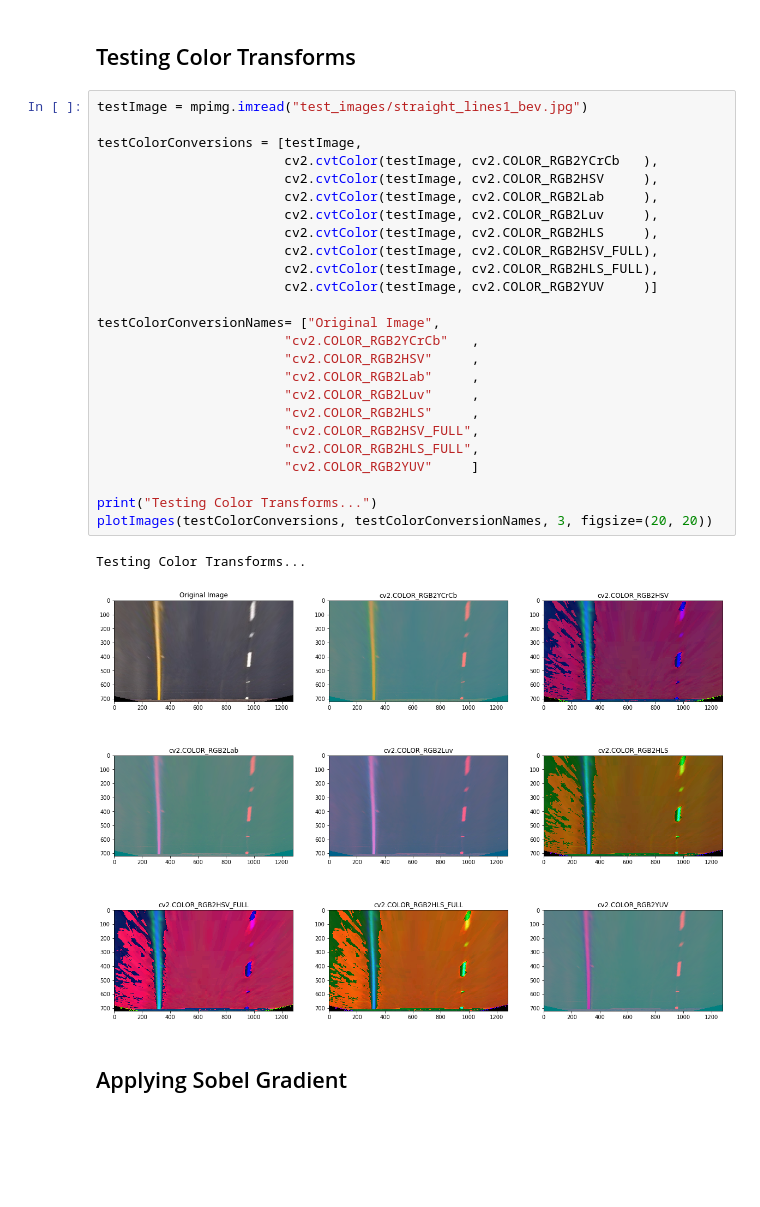
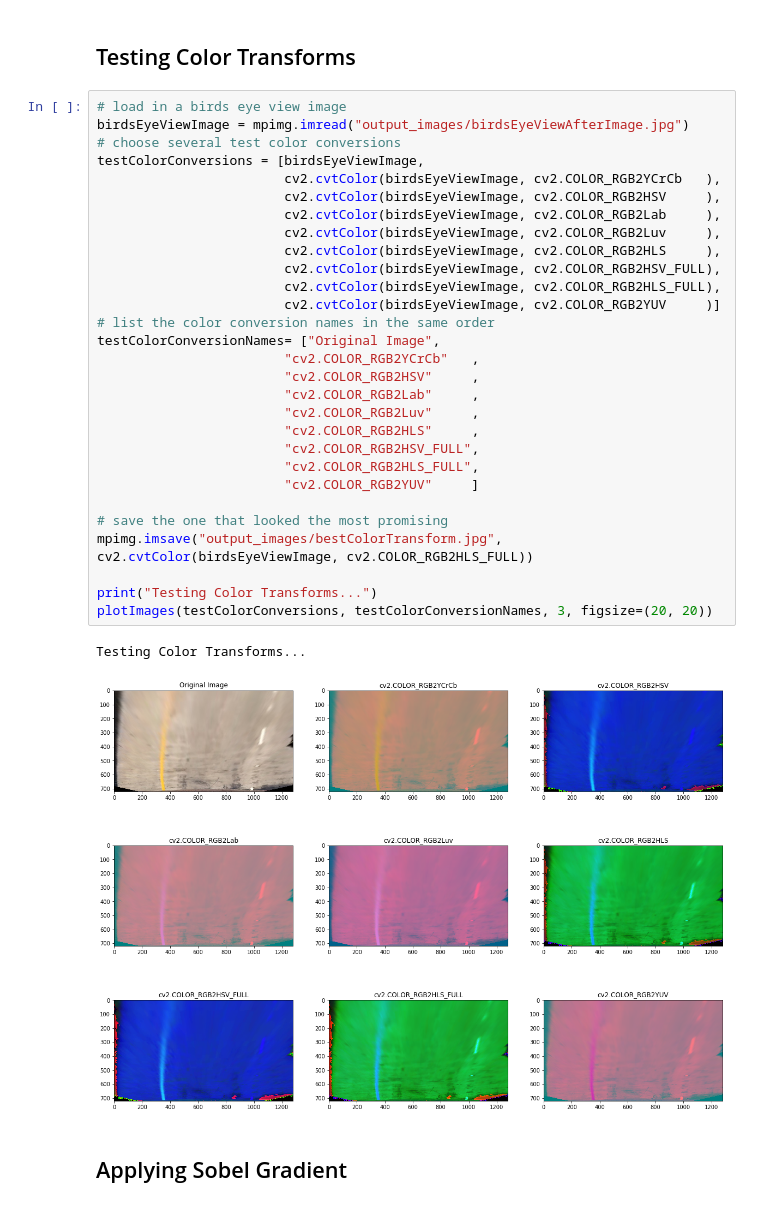
Before and after one commit to KaneRodriguez/CarND-Advanced-Lane-Lines, a Jupyter notebook: AccentuateLaneLines.ipynb, the cells around one changed output. Saved outputs shown, nothing was run; the diff lists cells and outputs as text; blank space fills up the shorter version.

```diff
--- a/AccentuateLaneLines.ipynb
+++ b/AccentuateLaneLines.ipynb
@@ -16,33 +17,37 @@ import cv2
 # %% [markdown]
 ## Testing Color Transforms
 # %%
-testImage = mpimg.imread("test_images/straight_lines1_bev.jpg")
-
-testColorConversions = [testImage,
-                        cv2.cvtColor(testImage, cv2.COLOR_RGB2YCrCb   ),
-                        cv2.cvtColor(testImage, cv2.COLOR_RGB2HSV     ),
-                        cv2.cvtColor(testImage, cv2.COLOR_RGB2Lab     ),
-                        cv2.cvtColor(testImage, cv2.COLOR_RGB2Luv     ),
-                        cv2.cvtColor(testImage, cv2.COLOR_RGB2HLS     ),
-                        cv2.cvtColor(testImage, cv2.COLOR_RGB2HSV_FULL),
-                        cv2.cvtColor(testImage, cv2.COLOR_RGB2HLS_FULL),
-                        cv2.cvtColor(testImage, cv2.COLOR_RGB2YUV     )]
-
+# load in a birds eye view image
+birdsEyeViewImage = mpimg.imread("output_images/birdsEyeViewAfterImage.jpg")
+# choose several test color conversions
+testColorConversions = [birdsEyeViewImage,
+                        cv2.cvtColor(birdsEyeViewImage, cv2.COLOR_RGB2YCrCb   ),
+                        cv2.cvtColor(birdsEyeViewImage, cv2.COLOR_RGB2HSV     ),
+                        cv2.cvtColor(birdsEyeViewImage, cv2.COLOR_RGB2Lab     ),
+                        cv2.cvtColor(birdsEyeViewImage, cv2.COLOR_RGB2Luv     ),
+                        cv2.cvtColor(birdsEyeViewImage, cv2.COLOR_RGB2HLS     ),
+                        cv2.cvtColor(birdsEyeViewImage, cv2.COLOR_RGB2HSV_FULL),
+                        cv2.cvtColor(birdsEyeViewImage, cv2.COLOR_RGB2HLS_FULL),
+                        cv2.cvtColor(birdsEyeViewImage, cv2.COLOR_RGB2YUV     )]
+# list the color conversion names in the same order
 testColorConversionNames= ["Original Image",
                         "cv2.COLOR_RGB2YCrCb"   ,
                         "cv2.COLOR_RGB2HSV"     ,
                         "cv2.COLOR_RGB2Lab"     ,
                         "cv2.COLOR_RGB2Luv"     ,
                         "cv2.COLOR_RGB2HLS"     ,
                         "cv2.COLOR_RGB2HSV_FULL",
                         "cv2.COLOR_RGB2HLS_FULL",
                         "cv2.COLOR_RGB2YUV"     ]
 
+# save the one that looked the most promising
+mpimg.imsave("output_images/bestColorTransform.jpg", cv2.cvtColor(birdsEyeViewImage, cv2.COLOR_RGB2HLS_FULL))
+
 print("Testing Color Transforms...")
 plotImages(testColorConversions, testColorConversionNames, 3, figsize=(20, 20))
 # %% [output]
 Testing Color Transforms...
-[figure, old version]
+[figure, new version]
 # %% [markdown]
 ## Applying Sobel Gradient
 # %%
```
Also changed, not shown: parts of 7 cells of this notebook, 19 other files.
